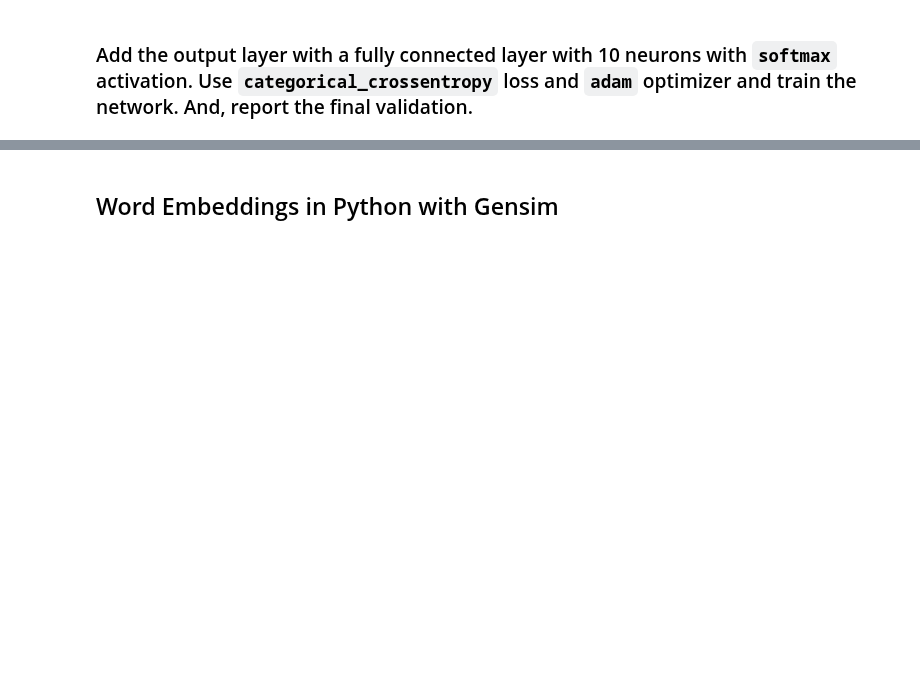
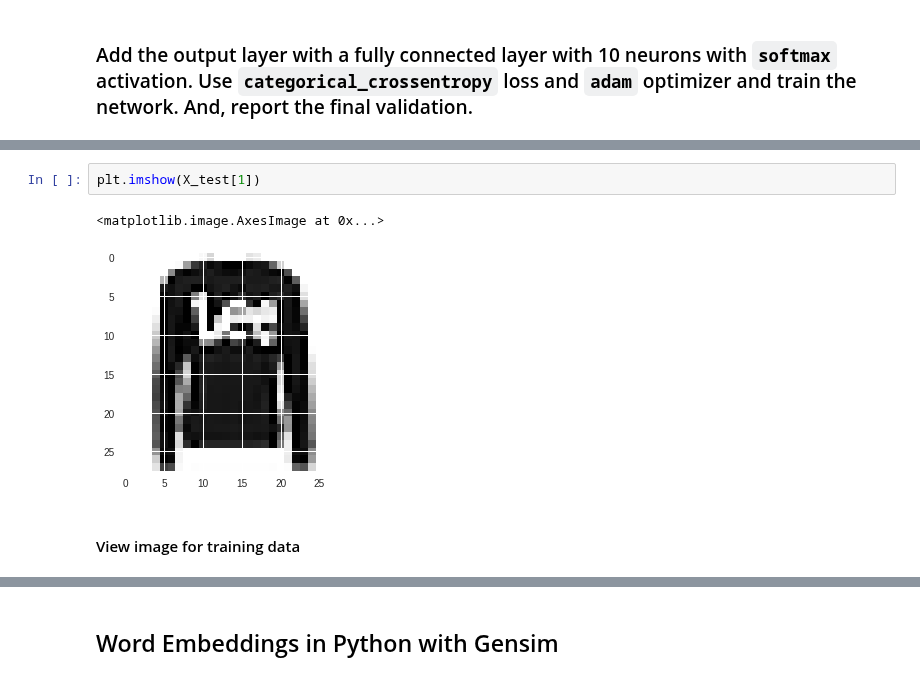
Before and after one commit to GreatLearningAIML1/chennai-aug-batch-senthilvelavan, a Jupyter notebook: Residency7-External/R7_ExternalLab_Questions.ipynb, the cells around one changed output, grey strips where cells are left out. Saved outputs shown, nothing was run; the diff lists cells and outputs as text; blank space fills up the shorter version.

```diff
--- a/Residency7-External/R7_ExternalLab_Questions.ipynb
+++ b/Residency7-External/R7_ExternalLab_Questions.ipynb
@@ -230,0 +149,7 @@ Epoch 30/30
+# %%
+plt.imshow(X_test[1])
+# %% [output]
+<matplotlib.image.AxesImage at 0x...>
+[figure, added]
+# %% [markdown]
+<h4>View image for training data</h4>
```
Also changed, not shown: parts of 24 cells of this notebook.
